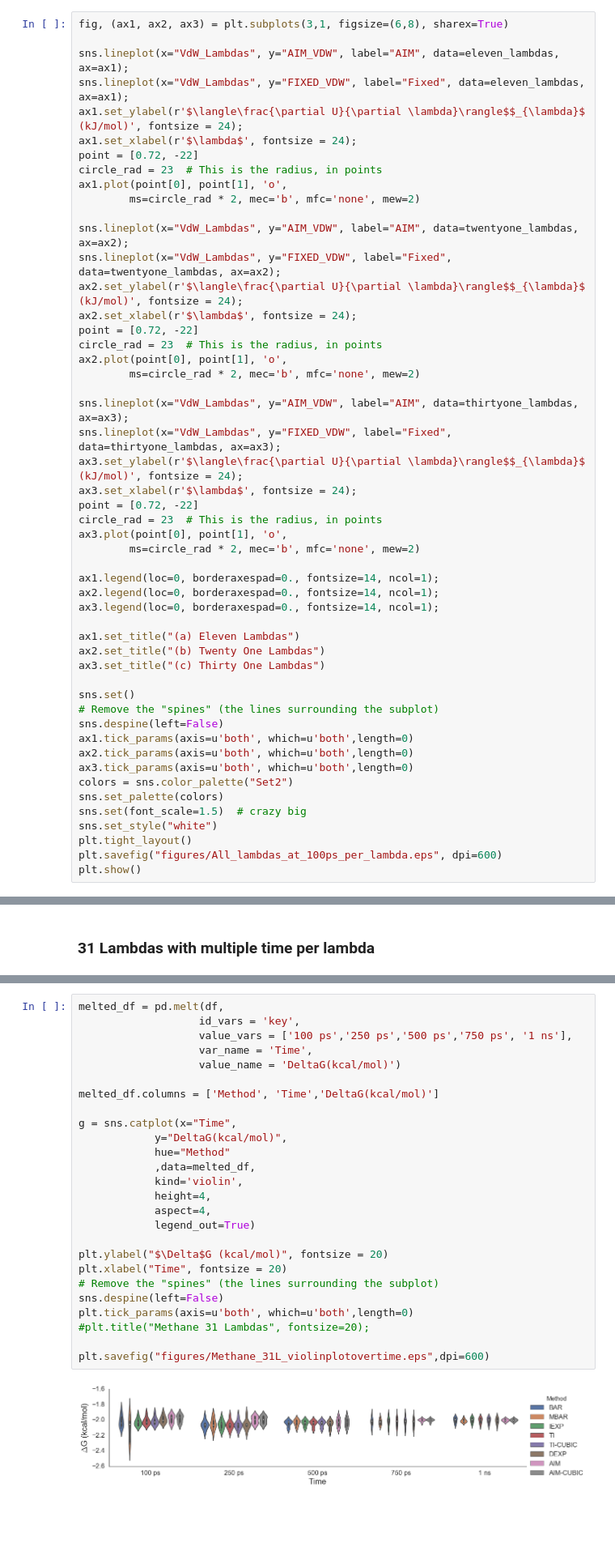
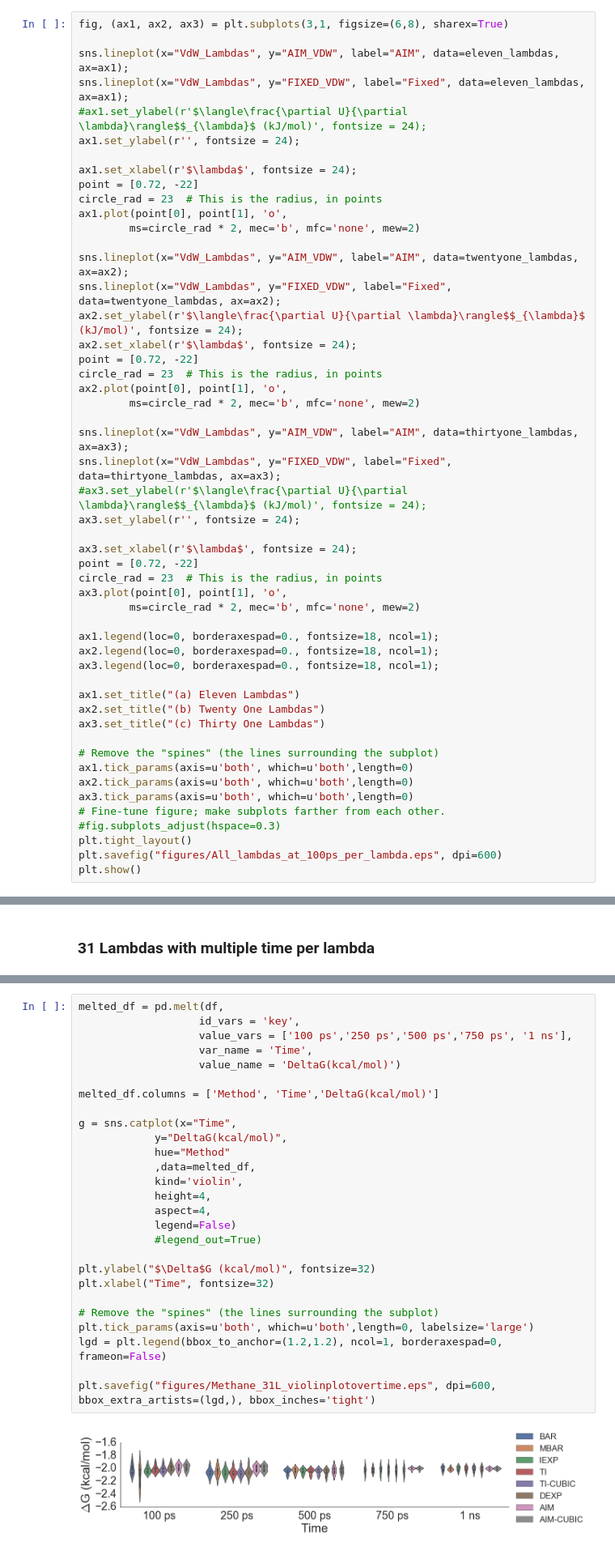
Before and after one commit to bioSandMan/gmx514, a Jupyter notebook: methane.ipynb, the cells around one changed output, grey strips where cells are left out. Shown: that part at 81% size. Cells and saved outputs as stored; diff of their text form; blank space fills up the shorter version.

Commit message:
changed font sizes and plots

```diff
--- a/methane.ipynb
+++ b/methane.ipynb
@@ -409,7 +424,9 @@ fig, (ax1, ax2, ax3) = plt.subplots(3,1, figsize=(6,8), sharex=True)
 
 sns.lineplot(x="VdW_Lambdas", y="AIM_VDW", label="AIM", data=eleven_lambdas, ax=ax1);
 sns.lineplot(x="VdW_Lambdas", y="FIXED_VDW", label="Fixed", data=eleven_lambdas, ax=ax1);
-ax1.set_ylabel(r'$\langle\frac{\partial U}{\partial \lambda}\rangle$$_{\lambda}$ (kJ/mol)', fontsize = 24);
+#ax1.set_ylabel(r'$\langle\frac{\partial U}{\partial \lambda}\rangle$$_{\lambda}$ (kJ/mol)', fontsize = 24);
+ax1.set_ylabel(r'', fontsize = 24);
+
 ax1.set_xlabel(r'$\lambda$', fontsize = 24);
 point = [0.72, -22]
 circle_rad = 23  # This is the radius, in points
@@ -427,31 +444,29 @@ ax2.plot(point[0], point[1], 'o',
 
 sns.lineplot(x="VdW_Lambdas", y="AIM_VDW", label="AIM", data=thirtyone_lambdas, ax=ax3);
 sns.lineplot(x="VdW_Lambdas", y="FIXED_VDW", label="Fixed", data=thirtyone_lambdas, ax=ax3);
-ax3.set_ylabel(r'$\langle\frac{\partial U}{\partial \lambda}\rangle$$_{\lambda}$ (kJ/mol)', fontsize = 24);
+#ax3.set_ylabel(r'$\langle\frac{\partial U}{\partial \lambda}\rangle$$_{\lambda}$ (kJ/mol)', fontsize = 24);
+ax3.set_ylabel(r'', fontsize = 24);
+
 ax3.set_xlabel(r'$\lambda$', fontsize = 24);
 point = [0.72, -22]
 circle_rad = 23  # This is the radius, in points
 ax3.plot(point[0], point[1], 'o',
         ms=circle_rad * 2, mec='b', mfc='none', mew=2)
 
-ax1.legend(loc=0, borderaxespad=0., fontsize=14, ncol=1);
-ax2.legend(loc=0, borderaxespad=0., fontsize=14, ncol=1);
-ax3.legend(loc=0, borderaxespad=0., fontsize=14, ncol=1);
+ax1.legend(loc=0, borderaxespad=0., fontsize=18, ncol=1);
+ax2.legend(loc=0, borderaxespad=0., fontsize=18, ncol=1);
+ax3.legend(loc=0, borderaxespad=0., fontsize=18, ncol=1);
 
 ax1.set_title("(a) Eleven Lambdas")
 ax2.set_title("(b) Twenty One Lambdas")
 ax3.set_title("(c) Thirty One Lambdas")
 
-sns.set()
 # Remove the "spines" (the lines surrounding the subplot)
-sns.despine(left=False)
 ax1.tick_params(axis=u'both', which=u'both',length=0)
 ax2.tick_params(axis=u'both', which=u'both',length=0)
 ax3.tick_params(axis=u'both', which=u'both',length=0)
-colors = sns.color_palette("Set2")
-sns.set_palette(colors)
-sns.set(font_scale=1.5)  # crazy big
-sns.set_style("white")
+# Fine-tune figure; make subplots farther from each other.
+#fig.subplots_adjust(hspace=0.3)
 plt.tight_layout()
 plt.savefig("figures/All_lambdas_at_100ps_per_lambda.eps", dpi=600)
 plt.show()
@@ -571,28 +570,29 @@ for i in keys:
 # %%
 melted_df = pd.melt(df,
                    id_vars = 'key',
                    value_vars = ['100 ps','250 ps','500 ps','750 ps', '1 ns'],
                    var_name = 'Time',
                    value_name = 'DeltaG(kcal/mol)')
 
 melted_df.columns = ['Method', 'Time','DeltaG(kcal/mol)']
 
 g = sns.catplot(x="Time",
             y="DeltaG(kcal/mol)",
             hue="Method"
             ,data=melted_df,
             kind='violin',
             height=4,
             aspect=4,
-            legend_out=True)
+            legend=False)
+            #legend_out=True)
 
-plt.ylabel("$\Delta$G (kcal/mol)", fontsize = 20)
-plt.xlabel("Time", fontsize = 20)
+plt.ylabel("$\Delta$G (kcal/mol)", fontsize=32)
+plt.xlabel("Time", fontsize=32)
+
 # Remove the "spines" (the lines surrounding the subplot)
-sns.despine(left=False)
-plt.tick_params(axis=u'both', which=u'both',length=0)
-#plt.title("Methane 31 Lambdas", fontsize=20);
+plt.tick_params(axis=u'both', which=u'both',length=0, labelsize='large')
+lgd = plt.legend(bbox_to_anchor=(1.2,1.2), ncol=1, borderaxespad=0, frameon=False)
 
-plt.savefig("figures/Methane_31L_violinplotovertime.eps",dpi=600)
+plt.savefig("figures/Methane_31L_violinplotovertime.eps", dpi=600, bbox_extra_artists=(lgd,), bbox_inches='tight')
 # %% [output]
-[figure, old version]
+[figure, new version]
```
Also changed, not shown: parts of 3 cells of this notebook, 5 other files.
